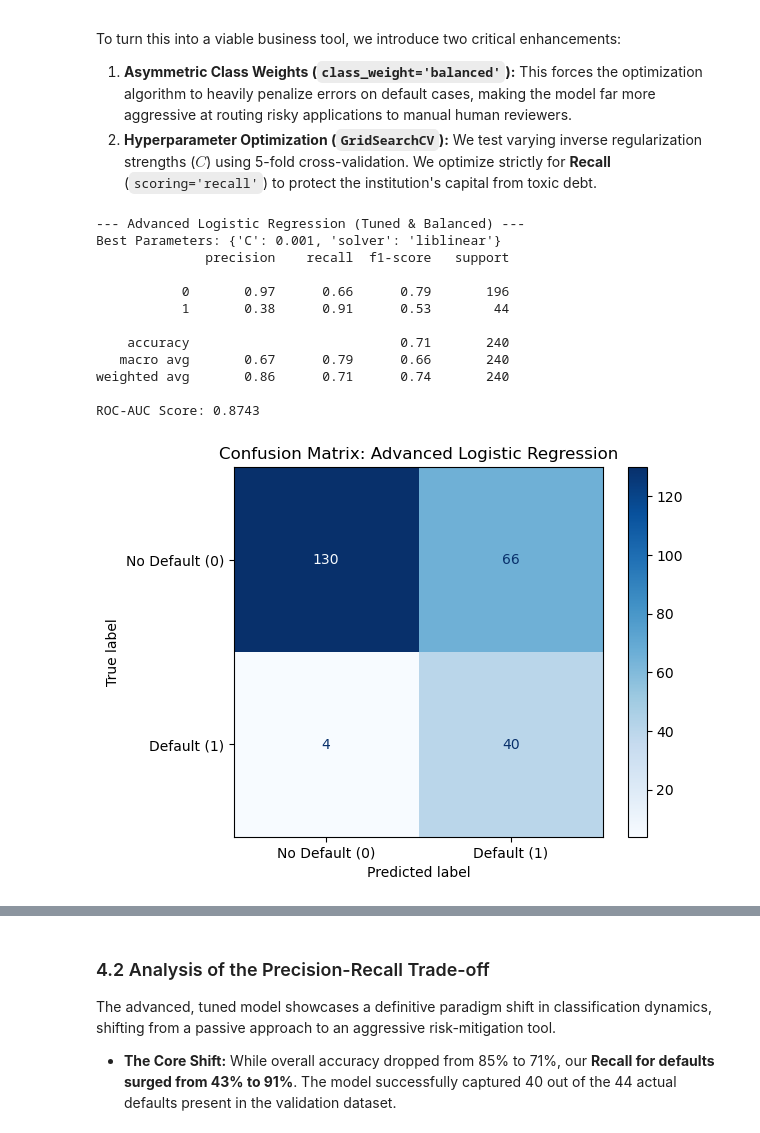
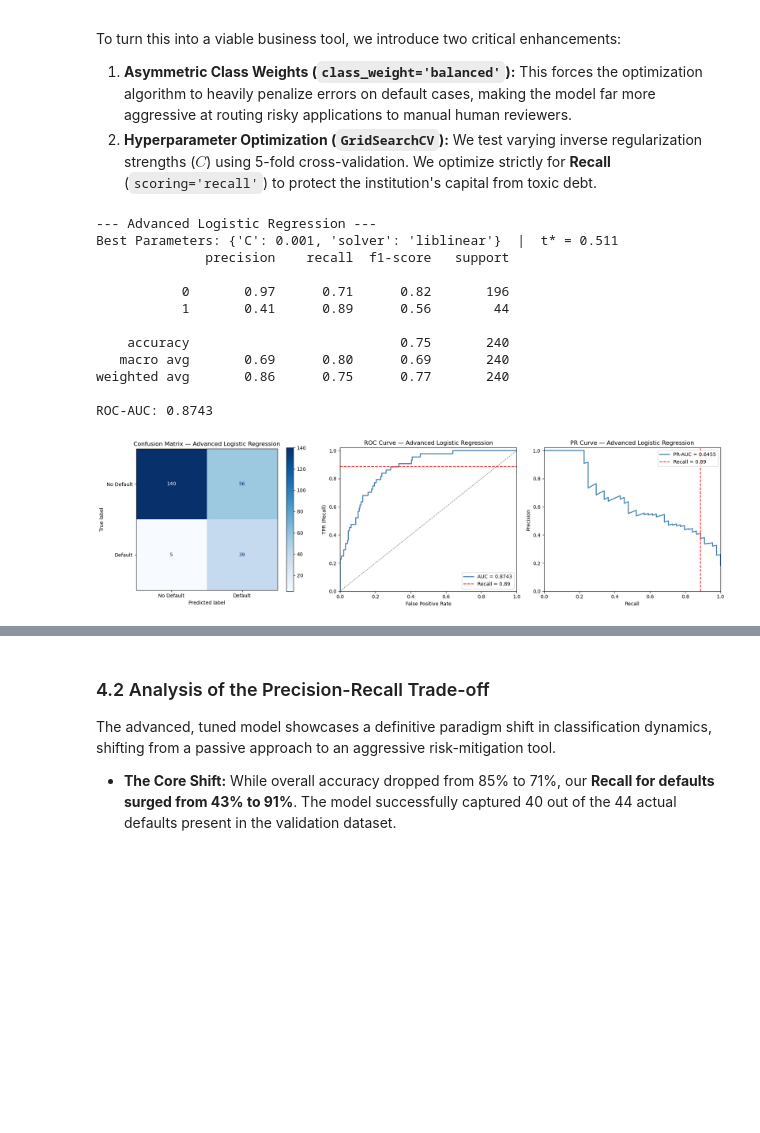
Before and after one commit to Than0316/ClearCredit, a Jupyter notebook: ML_final_project_B.ipynb, the cells around one changed output, grey strips where cells are left out. Drawn from its saved outputs; the diff is of its cells as text; code cells hidden in the pictures; blank space fills up the shorter version.

```diff
--- a/ML_final_project_B.ipynb
+++ b/ML_final_project_B.ipynb
@@ -299,50 +456,38 @@ To turn this into a viable business tool, we introduce two critical enhancements
 2. **Hyperparameter Optimization (`GridSearchCV`):** We test varying inverse regularization strengths ($C$) using 5-fold cross-validation. We optimize strictly for **Recall** (`scoring='recall'`) to protect the institution's capital from toxic debt.
 # %%
 from sklearn.model_selection import GridSearchCV
-from sklearn.metrics import confusion_matrix, ConfusionMatrixDisplay
-import matplotlib.pyplot as plt
+from sklearn.metrics import classification_report
 
-# 1. Define the model with balanced class weights
+# 1. Define model with balanced class weights
 advanced_logreg = LogisticRegression(class_weight='balanced', random_state=42)
 
-# 2. Define the grid of parameters to search
-param_grid = {
-    'C': [0.001, 0.01, 0.1, 1, 10, 100],  # Regularization parameter
-    'solver': ['liblinear', 'lbfgs']
-}
-
-# 3. Setup GridSearchCV (optimizing for recall to catch as many defaults as possible)
+# 2. Grid search optimising for recall
+param_grid = {'C': [0.001, 0.01, 0.1, 1, 10, 100], 'solver': ['liblinear', 'lbfgs']}
 grid_search = GridSearchCV(advanced_logreg, param_grid, cv=5, scoring='recall')
 grid_search.fit(X_train_scaled, y_train)
-
 best_logreg = grid_search.best_estimator_
 
-# 4. Predict and Evaluate
-y_val_pred_adv = best_logreg.predict(X_val_scaled)
+# 3. Probabilities + cost-optimal threshold
 y_val_prob_adv = best_logreg.predict_proba(X_val_scaled)[:, 1]
+t_star_adv = apply_cost_threshold(y_val, y_val_prob_adv)
+y_val_pred_adv = (y_val_prob_adv >= t_star_adv).astype(int)
 
-print("--- Advanced Logistic Regression (Tuned & Balanced) ---")
-print(f"Best Parameters: {grid_search.best_params_}")
+print("--- Advanced Logistic Regression ---")
+print(f"Best Parameters: {grid_search.best_params_}  |  t* = {t_star_adv:.3f}")
 print(classification_report(y_val, y_val_pred_adv))
-print(f"ROC-AUC Score: {roc_auc_score(y_val, y_val_prob_adv):.4f}")
-
-# 5. Plot Confusion Matrix
-cm = confusion_matrix(y_val, y_val_pred_adv)
-disp = ConfusionMatrixDisplay(confusion_matrix=cm, display_labels=['No Default (0)', 'Default (1)'])
-disp.plot(cmap='Blues')
-plt.title("Confusion Matrix: Advanced Logistic Regression")
-plt.show()
+print(f"ROC-AUC: {roc_auc_score(y_val, y_val_prob_adv):.4f}")
+plot_model_evaluation("Advanced Logistic Regression", y_val, y_val_pred_adv, y_val_prob_adv)
 # %% [output]
---- Advanced Logistic Regression (Tuned & Balanced) ---
-Best Parameters: {'C': 0.001, 'solver': 'liblinear'}
+--- Advanced Logistic Regression ---
+Best Parameters: {'C': 0.001, 'solver': 'liblinear'}  |  t* = 0.511
               precision    recall  f1-score   support
 
-           0       0.97      0.66      0.79       196
-           1       0.38      0.91      0.53        44
+           0       0.97      0.71      0.82       196
+           1       0.41      0.89      0.56        44
 
-    accuracy                           0.71       240
-   macro avg       0.67      0.79      0.66       240
-weighted avg       0.86      0.71      0.74       240
+    accuracy                           0.75       240
+   macro avg       0.69      0.80      0.69       240
+weighted avg       0.86      0.75      0.77       240
 
-ROC-AUC Score: 0.8743
+ROC-AUC: 0.8743
-[figure, old version]
+[figure, new version]
```
Also changed, not shown: parts of 22 cells of this notebook.
